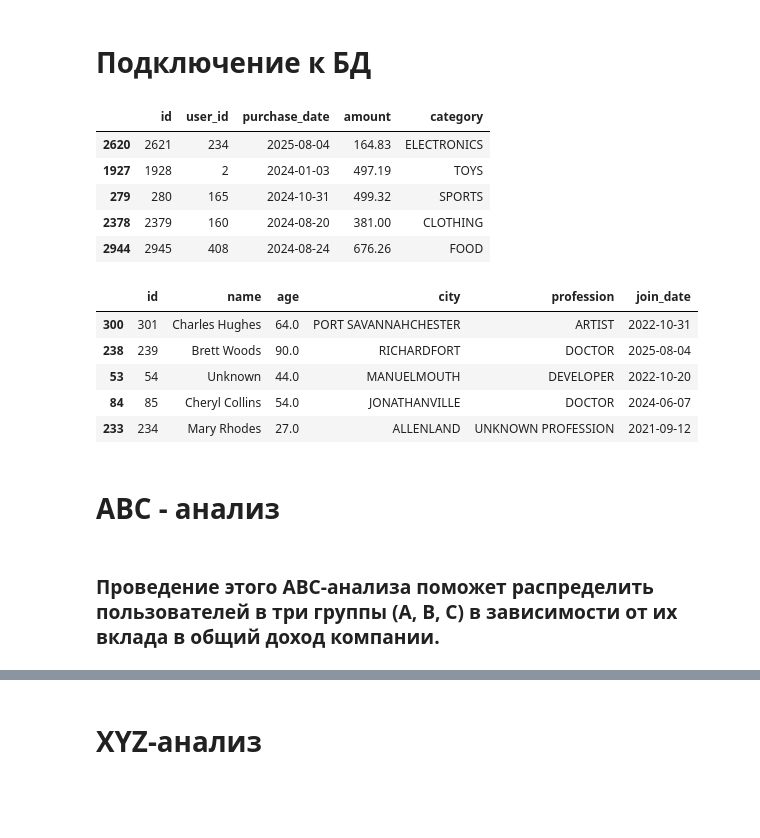
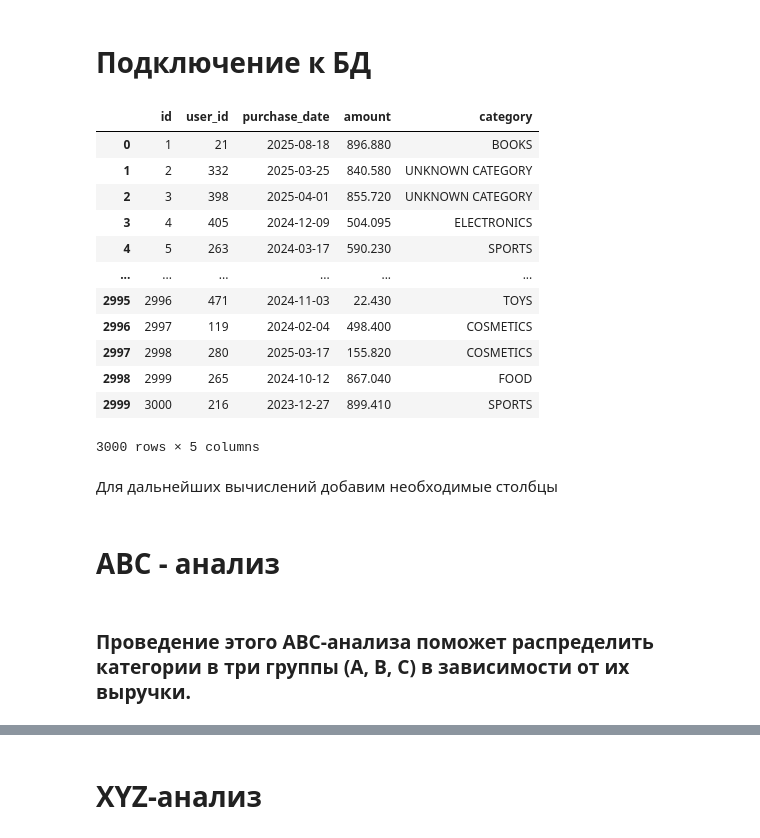
Before and after one commit to tatanasmirnova891-lgtm/Projects, a Jupyter notebook: marketplace_users_data/ABC_XYZ_analysis.ipynb, the cells around one changed output, grey strips where cells are left out. Drawn from its saved outputs; the diff is of its cells as text; code cells hidden in the pictures; blank space fills up the shorter version.

```diff
--- a/marketplace_users_data/ABC_XYZ_analysis.ipynb
+++ b/marketplace_users_data/ABC_XYZ_analysis.ipynb
@@ -20,11 +20,18 @@ query_purchases = """
 """
 # %%
 df_purchases = pd.read_sql(query_purchases, engine, parse_dates=['purchase_date'])
-df_purchases.sample(5)
+df_purchases
 # %% [output]
 |  | id | user_id | purchase_date | amount | category |
-| 2620 | 2621 | 234 | 2025-08-04 | 164.83 | ELECTRONICS |
-| 1927 | 1928 | 2 | 2024-01-03 | 497.19 | TOYS |
-| 279 | 280 | 165 | 2024-10-31 | 499.32 | SPORTS |
-| 2378 | 2379 | 160 | 2024-08-20 | 381.00 | CLOTHING |
-| 2944 | 2945 | 408 | 2024-08-24 | 676.26 | FOOD |
+| 0 | 1 | 21 | 2025-08-18 | 896.880 | BOOKS |
+| 1 | 2 | 332 | 2025-03-25 | 840.580 | UNKNOWN CATEGORY |
+| 2 | 3 | 398 | 2025-04-01 | 855.720 | UNKNOWN CATEGORY |
+| 3 | 4 | 405 | 2024-12-09 | 504.095 | ELECTRONICS |
+| 4 | 5 | 263 | 2024-03-17 | 590.230 | SPORTS |
+| ... | ... | ... | ... | ... | ... |
+| 2995 | 2996 | 471 | 2024-11-03 | 22.430 | TOYS |
+| 2996 | 2997 | 119 | 2024-02-04 | 498.400 | COSMETICS |
+| 2997 | 2998 | 280 | 2025-03-17 | 155.820 | COSMETICS |
+| 2998 | 2999 | 265 | 2024-10-12 | 867.040 | FOOD |
+| 2999 | 3000 | 216 | 2023-12-27 | 899.410 | SPORTS |
+3000 rows × 5 columns
@@ -36,14 +38,6 @@ query_users = """
-# %%
-df_users = pd.read_sql(query_users, engine, parse_dates=['join_date'])
-df_users.sample(5)
-# %% [output]
-|  | id | name | age | city | profession | join_date |
-| 300 | 301 | Charles Hughes | 64.0 | PORT SAVANNAHCHESTER | ARTIST | 2022-10-31 |
-| 238 | 239 | Brett Woods | 90.0 | RICHARDFORT | DOCTOR | 2025-08-04 |
-| 53 | 54 | Unknown | 44.0 | MANUELMOUTH | DEVELOPER | 2022-10-20 |
-| 84 | 85 | Cheryl Collins | 54.0 | JONATHANVILLE | DOCTOR | 2024-06-07 |
-| 233 | 234 | Mary Rhodes | 27.0 | ALLENLAND | UNKNOWN PROFESSION | 2021-09-12 |
+# %% [markdown]
+Для дальнейших вычислений добавим необходимые столбцы
 # %% [markdown]
 # ABC - анализ
 # %% [markdown]
-### Проведение этого ABC-анализа поможет распределить пользователей в три группы (A, B, C) в зависимости от их вклада в общий доход компании.
+### Проведение этого ABC-анализа поможет распределить категории в три группы (A, B, C) в зависимости от их выручки.
```
Also changed, not shown: parts of 39 cells of this notebook.
